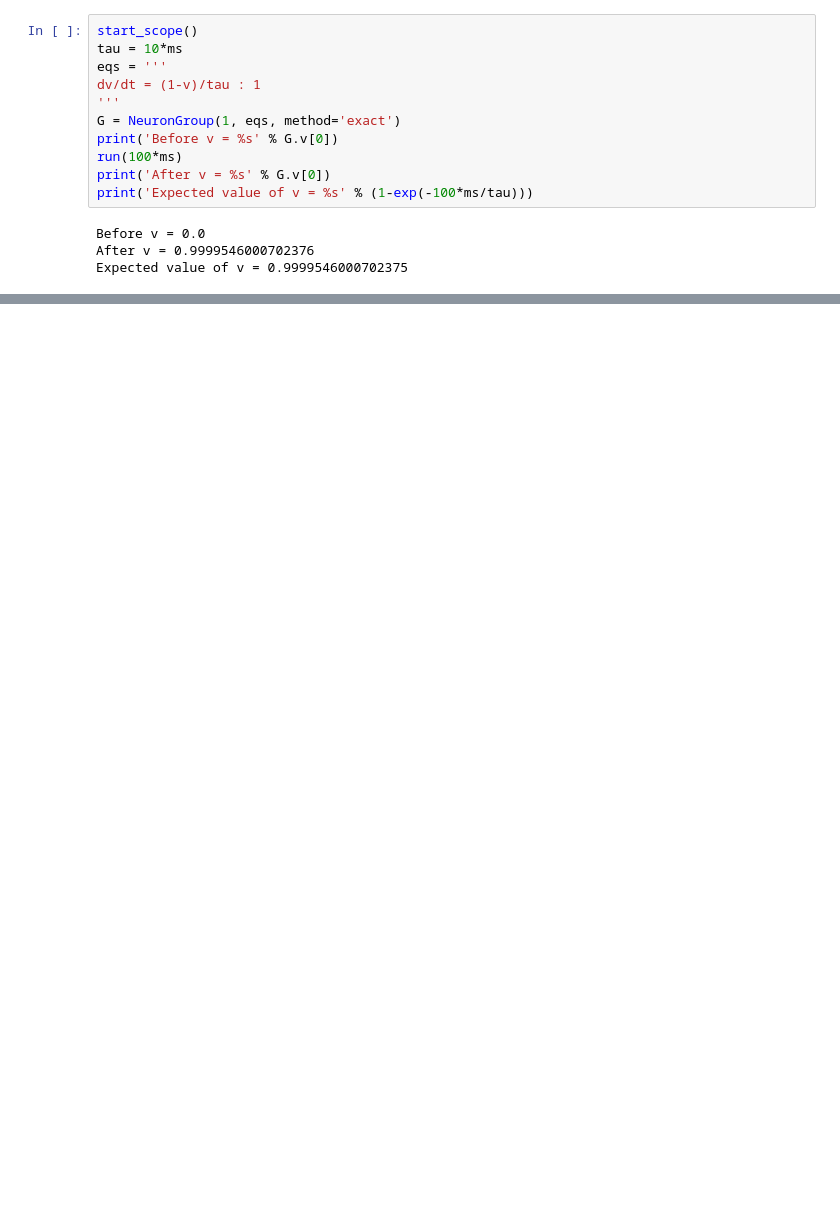
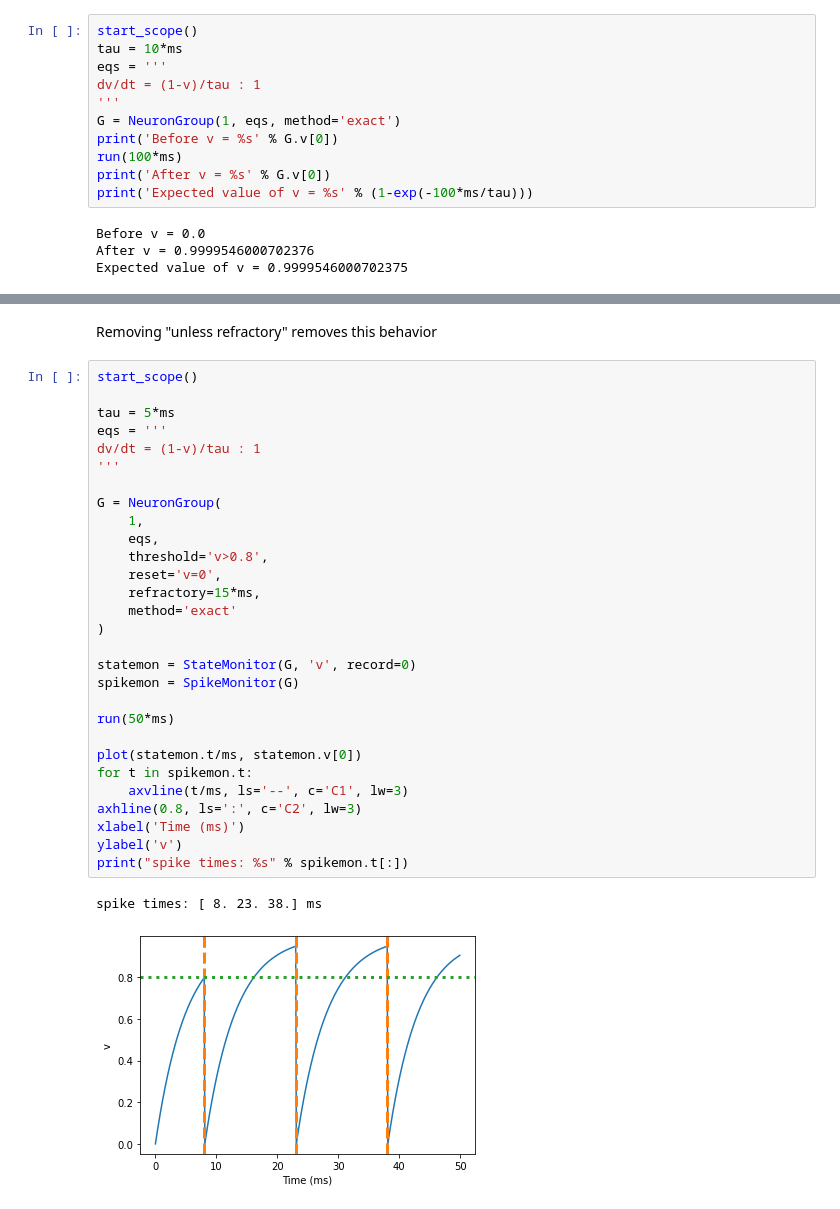
Before and after one commit to AP6YC/neuronal-dynamics-exercises, a Jupyter notebook: 0-brian.ipynb, the cells around one changed output, grey strips where cells are left out. Saved outputs shown, nothing was run; the diff lists cells and outputs as text; blank space fills up the shorter version.

```diff
--- a/0-brian.ipynb
+++ b/0-brian.ipynb
@@ -45,0 +139,34 @@ legend();
+# %% [markdown]
+Removing "unless refractory" removes this behavior
+# %%
+start_scope()
+
+tau = 5*ms
+eqs = '''
+dv/dt = (1-v)/tau : 1
+'''
+
+G = NeuronGroup(
+    1,
+    eqs,
+    threshold='v>0.8',
+    reset='v=0',
+    refractory=15*ms,
+    method='exact'
+)
+
+statemon = StateMonitor(G, 'v', record=0)
+spikemon = SpikeMonitor(G)
+
+run(50*ms)
+
+plot(statemon.t/ms, statemon.v[0])
+for t in spikemon.t:
+    axvline(t/ms, ls='--', c='C1', lw=3)
+axhline(0.8, ls=':', c='C2', lw=3)
+xlabel('Time (ms)')
+ylabel('v')
+print("spike times: %s" % spikemon.t[:])
+# %% [output]
+spike times: [ 8. 23. 38.] ms
+[figure, added]
```
Also changed, not shown: parts of 15 cells of this notebook.
